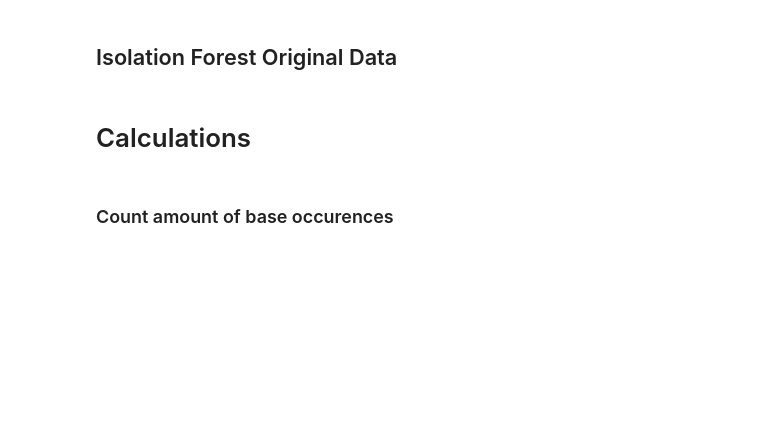
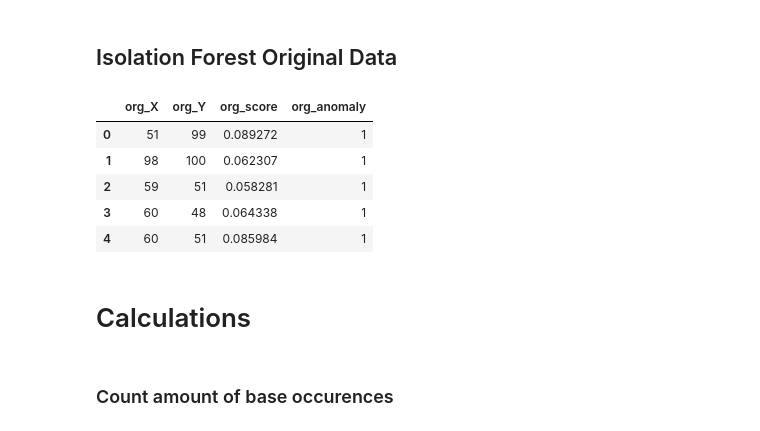
Before and after one commit to mlRosenquist/au-mlr-research-and-development-dedup, a Jupyter notebook: src/synthetic-dataset-2d.ipynb, the cells around one changed output. Cells and saved outputs as stored; diff of their text form; code cells hidden in the pictures; blank space fills up the shorter version.

```diff
--- a/src/synthetic-dataset-2d.ipynb
+++ b/src/synthetic-dataset-2d.ipynb
@@ -235,7 +267,7 @@ recs = []
 rocs = []
 
 for i in range(0, time_no_iterations):
-    org_clf = IsolationForest(random_state=rng)
+    org_clf = IsolationForest()
     start_time = time.time()
     org_clf.fit(X_train)
     end_time = time.time()
@@ -245,37 +277,40 @@ for i in range(0, time_no_iterations):
     start_time = time.time()
     y_pred_train = org_clf.predict(X_train)
     y_pred_test = org_clf.predict(X_test)
     y_pred_outliers = org_clf.predict(X_outliers)
     end_time = time.time()
     prediction_time = end_time - start_time
     prediction_times.append(prediction_time)
 
     accuracies.append(accuracy_score(y_test, y_pred_test))
     f1s.append(f1_score(y_test, y_pred_test))
     recs.append(recall_score(y_test, y_pred_test))
     rocs.append(roc_auc_score(y_test, y_pred_test))
 
 training_times = pd.DataFrame(training_times)
 prediction_times = pd.DataFrame(prediction_times)
 accuracies = pd.DataFrame(accuracies)
 f1s = pd.DataFrame(f1s)
 recs = pd.DataFrame(recs)
 rocs = pd.DataFrame(rocs)
 
 training_times = training_times.drop(training_times.nsmallest(time_no_outliers_removed, 0).index).drop(training_times.nlargest(time_no_outliers_removed, 0).index)
 prediction_times = prediction_times.drop(prediction_times.nsmallest(time_no_outliers_removed, 0).index).drop(prediction_times.nlargest(time_no_outliers_removed, 0).index)
-accuracies = accuracies.drop(accuracies.nsmallest(time_no_outliers_removed, 0).index).drop(accuracies.nlargest(accuracies, 0).index)
-f1s = f1s.drop(f1s.nsmallest(time_no_outliers_removed, 0).index).drop(f1s.nlargest(time_no_outliers_removed, 0).index)
-recs = recs.drop(recs.nsmallest(time_no_outliers_removed, 0).index).drop(recs.nlargest(accuracies, 0).index)
-rocs = rocs.drop(f1s.nsmallest(time_no_outliers_removed, 0).index).drop(rocs.nlargest(time_no_outliers_removed, 0).index)
 
 performance = performance.append(create_performance_object('Isolation Forest Original', DEVIATION_BITS, y_pred_train, y_pred_test, training_times[0].mean(), prediction_times[0].mean(), accuracies[0].mean(), f1s[0].mean(), recs[0].mean(), rocs[0].mean()), ignore_index=True)
 
 org_df_results['org_X'] = X_train[:,0]
 org_df_results['org_Y'] = X_train[:,1]
 org_df_results['org_score'] = org_clf.decision_function(X_train)
 org_df_results['org_anomaly'] = org_clf.predict(X_train)
 org_df_results.head()
+# %% [output]
+|  | org_X | org_Y | org_score | org_anomaly |
+| 0 | 51 | 99 | 0.089272 | 1 |
+| 1 | 98 | 100 | 0.062307 | 1 |
+| 2 | 59 | 51 | 0.058281 | 1 |
+| 3 | 60 | 48 | 0.064338 | 1 |
+| 4 | 60 | 51 | 0.085984 | 1 |
 # %% [markdown]
 # Calculations
 # %% [markdown]
```
Also changed, not shown: parts of 22 cells of this notebook, 22 other files.
